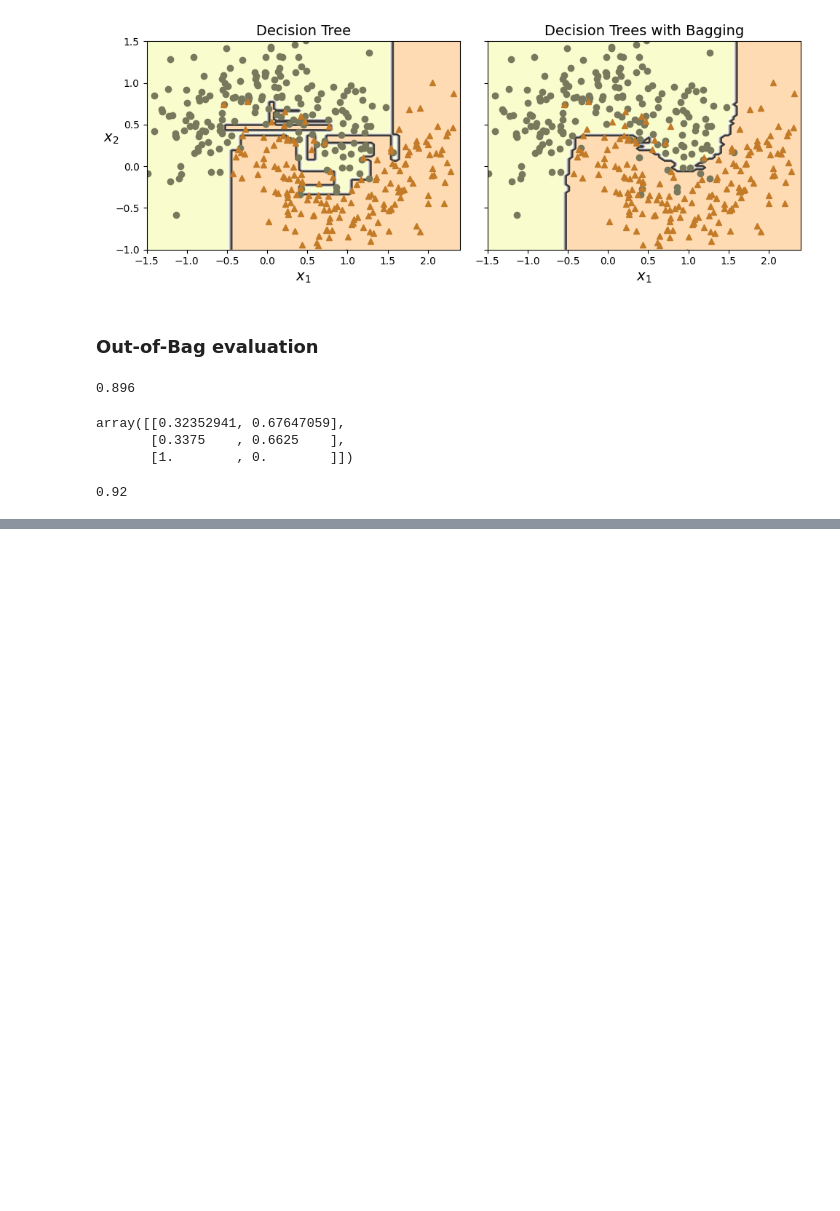
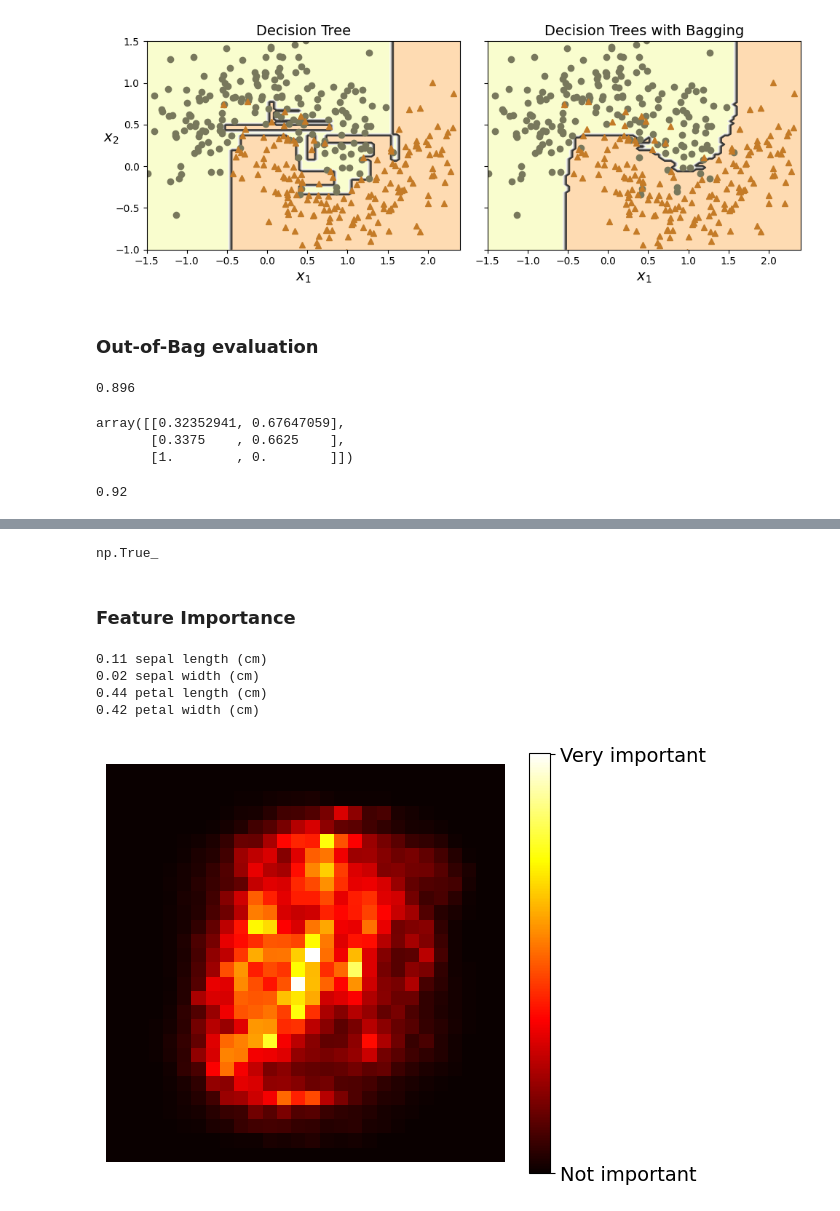
Before and after one commit to slamina-pf/machine_and_deep_learning, a Jupyter notebook: 07_ensemble_learning_and_random_forests.ipynb, the cells around one changed output, grey strips where cells are left out. Saved outputs shown, nothing was run; the diff lists cells and outputs as text; code cells hidden in the pictures; blank space fills up the shorter version.

```diff
--- a/07_ensemble_learning_and_random_forests.ipynb
+++ b/07_ensemble_learning_and_random_forests.ipynb
@@ -168,0 +182,43 @@ accuracy_score(y_test, y_pred)
+# %%
+# extra code – verifies that the predictions are identical
+bag_clf.fit(X_train, y_train)
+y_pred_bag = bag_clf.predict(X_test)
+np.all(y_pred_bag == y_pred_rf)  # same predictions
+# %% [output]
+np.True_
+# %% [markdown]
+### Feature Importance
+# %%
+from sklearn.datasets import load_iris
+
+iris = load_iris(as_frame=True)
+rnd_clf = RandomForestClassifier(n_estimators=500, random_state=42)
+rnd_clf.fit(iris.data, iris.target)
+for score, name in zip(rnd_clf.feature_importances_, iris.data.columns):
+    print(round(score, 2), name)
+# %% [output]
+0.11 sepal length (cm)
+0.02 sepal width (cm)
+0.44 petal length (cm)
+0.42 petal width (cm)
+# %%
+# extra code – this cell generates and saves Figure 7–6
+
+from sklearn.datasets import fetch_openml
+
+X_mnist, y_mnist = fetch_openml('mnist_784', return_X_y=True, as_frame=False,
+                                parser='auto')
+
+rnd_clf = RandomForestClassifier(n_estimators=100, random_state=42)
+rnd_clf.fit(X_mnist, y_mnist)
+
+heatmap_image = rnd_clf.feature_importances_.reshape(28, 28)
+plt.imshow(heatmap_image, cmap="hot")
+cbar = plt.colorbar(ticks=[rnd_clf.feature_importances_.min(),
+                           rnd_clf.feature_importances_.max()])
+cbar.ax.set_yticklabels(['Not important', 'Very important'], fontsize=14)
+plt.axis("off")
+save_fig("mnist_feature_importance_plot")
+plt.show()
+# %% [output]
+[figure, added]
```
Also changed, not shown: parts of 24 cells of this notebook, 4 other files.
